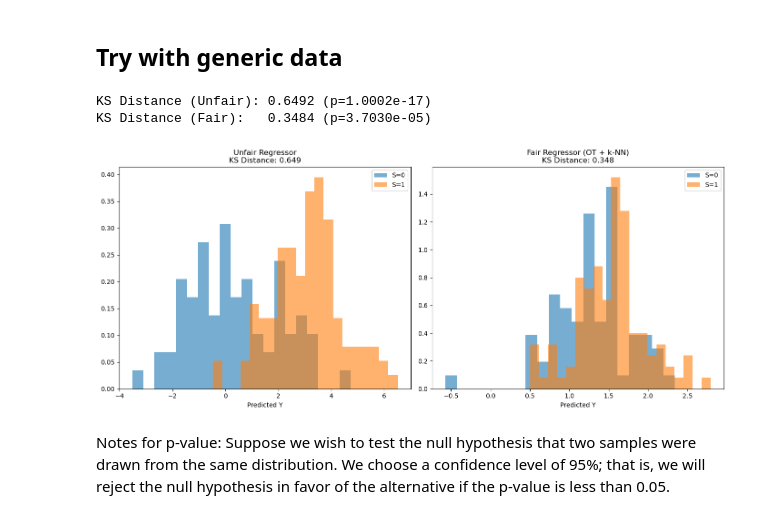
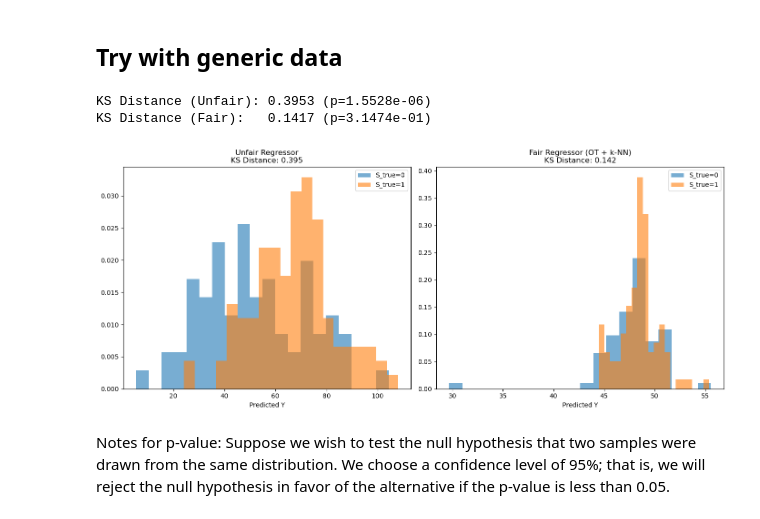
Before and after one commit to AugustinBouquillard/demographic-parity, a Jupyter notebook: unawareness.ipynb, the cells around one changed output. Saved outputs shown, nothing was run; the diff lists cells and outputs as text; code cells hidden in the pictures.

```diff
--- a/unawareness.ipynb
+++ b/unawareness.ipynb
@@ -18,11 +18,12 @@ from sklearn.model_selection import train_test_split
 # 1. Generate Data (Biased)
 np.random.seed(42)
 n = 600
-S = np.random.binomial(1, 0.5, n)
-X = np.random.normal(0, 1, n) + 2.0 * S
+S = np.random.binomial(1, 0.5, n) # Binary sensitive attributes
+X = np.random.normal(0, 1, n) + S
 X = X.reshape(-1, 1)
 # Y depends on X (and thus S)
-Y = 1.5 * X.flatten() + np.random.normal(0, 1, n)
+alpha = 100
+Y = alpha*S + 0.5 * X.flatten() + np.random.normal(0, 1, n)
 X_train, X_test, Y_train, Y_test, S_train, S_test = train_test_split(X, Y, S, train_size = 0.7)
 
 # 2. Train Models
@@ -31,40 +32,40 @@ std_reg = LinearRegression().fit(X_test, Y_test)
 y_std = std_reg.predict(X_test)
 
 # Fair (OT + k-NN)
 ot_reg = OTUnawareFairRegressor(n_neighbors=10)
 ot_reg.fit(X_train, Y_train, S_train)
 y_fair = ot_reg.predict(X_test)
 
 # 3. Calculate KS Distance
 ks_std = ks_2samp(y_std[S_test==0], y_std[S_test==1])
 ks_fair = ks_2samp(y_fair[S_test==0], y_fair[S_test==1])
 
 print(f"KS Distance (Unfair): {ks_std.statistic:.4f} (p={ks_std.pvalue:.4e})")
 print(f"KS Distance (Fair):   {ks_fair.statistic:.4f} (p={ks_fair.pvalue:.4e})")
 
 # 4. Visualization
 fig, axes = plt.subplots(1, 2, figsize=(14, 6))
 
 # Plot 1: Distributions
-axes[0].hist(y_std[S_test==0], bins=20, alpha=0.6, label='S=0', density=True, color='tab:blue')
-axes[0].hist(y_std[S_test==1], bins=20, alpha=0.6, label='S=1', density=True, color='tab:orange')
+axes[0].hist(y_std[S_test==0], bins=20, alpha=0.6, label='S_true=0', density=True, color='tab:blue')
+axes[0].hist(y_std[S_test==1], bins=20, alpha=0.6, label='S_true=1', density=True, color='tab:orange')
 axes[0].set_title(f"Unfair Regressor\nKS Distance: {ks_std.statistic:.3f}")
 axes[0].set_xlabel("Predicted Y")
 axes[0].legend()
 
 # Plot 2: Fair Distributions
-axes[1].hist(y_fair[S_test==0], bins=20, alpha=0.6, label='S=0', density=True, color='tab:blue')
-axes[1].hist(y_fair[S_test==1], bins=20, alpha=0.6, label='S=1', density=True, color='tab:orange')
+axes[1].hist(y_fair[S_test==0], bins=20, alpha=0.6, label='S_true=0', density=True, color='tab:blue')
+axes[1].hist(y_fair[S_test==1], bins=20, alpha=0.6, label='S_true=1', density=True, color='tab:orange')
 axes[1].set_title(f"Fair Regressor (OT + k-NN)\nKS Distance: {ks_fair.statistic:.3f}")
 axes[1].set_xlabel("Predicted Y")
 axes[1].legend()
 plt.savefig("./results/generic_data_unaware.png")
 plt.tight_layout()
 plt.show()
 # %% [output]
-KS Distance (Unfair): 0.6492 (p=1.0002e-17)
-KS Distance (Fair):   0.3484 (p=3.7030e-05)
+KS Distance (Unfair): 0.3953 (p=1.5528e-06)
+KS Distance (Fair):   0.1417 (p=3.1474e-01)
-[figure, old version]
+[figure, new version]
 # %% [markdown]
 Notes for p-value:
 Suppose we wish to test the null hypothesis that two samples were drawn from the same distribution. We choose a confidence level of 95%; that is, we will reject the null hypothesis in favor of the alternative if the p-value is less than 0.05.
```
Also changed, not shown: 2 other files.
